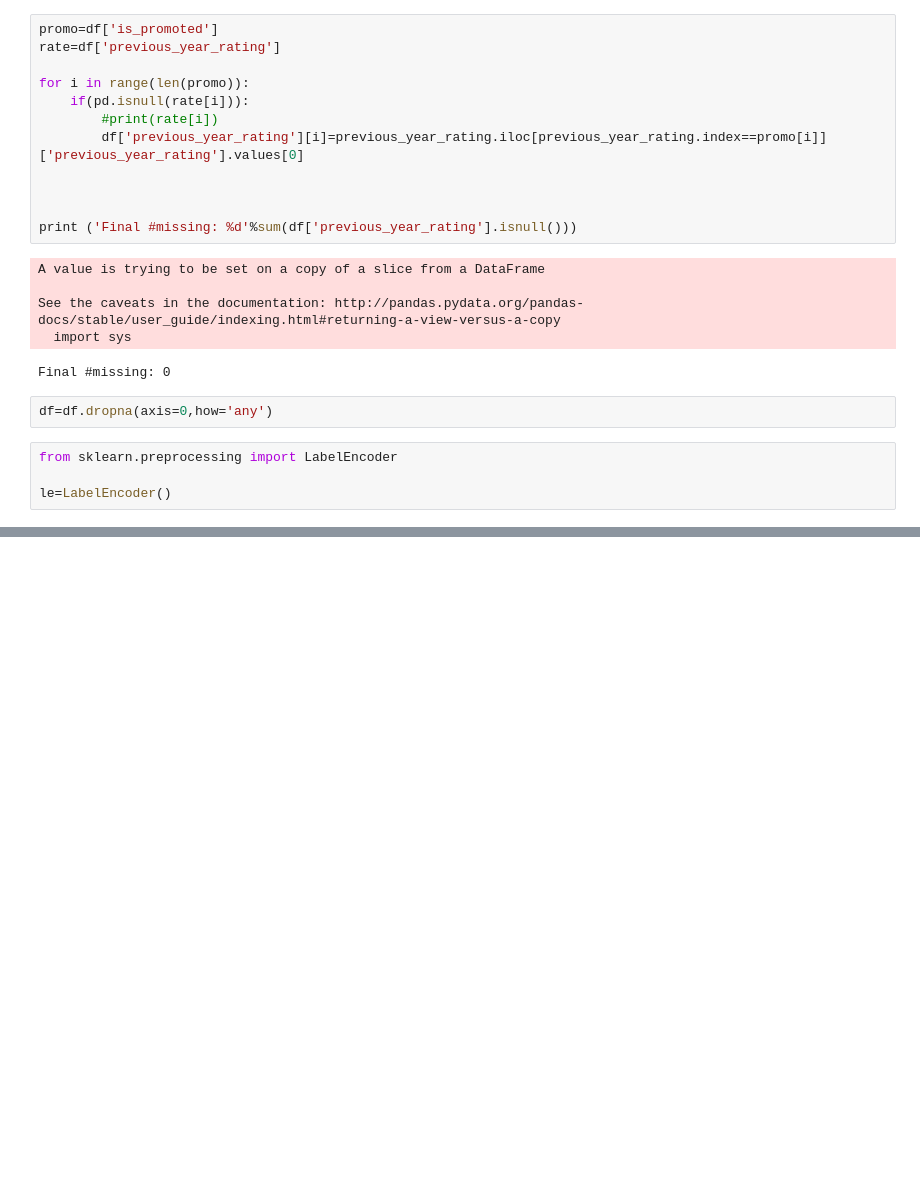
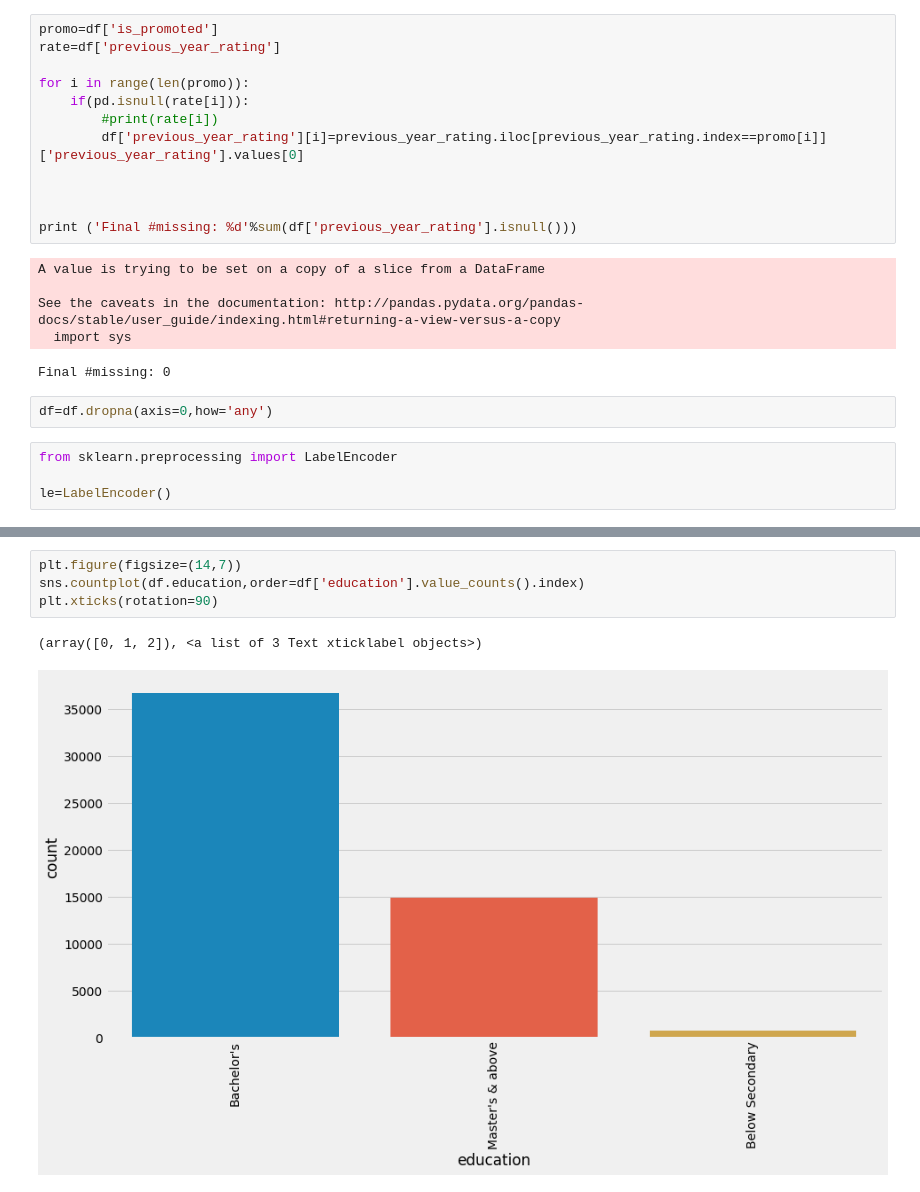
Before and after one commit to smituparmar/HR-analytics, a Jupyter notebook: HR_1.ipynb, the cells around one changed output, grey strips where cells are left out. Cells and saved outputs as stored; diff of their text form; blank space fills up the shorter version.

```diff
--- a/HR_1.ipynb
+++ b/HR_1.ipynb
@@ -212,0 +248,7 @@ df
+# %%
+plt.figure(figsize=(14,7))
+sns.countplot(df.education,order=df['education'].value_counts().index)
+plt.xticks(rotation=90)
+# %% [output]
+(array([0, 1, 2]), <a list of 3 Text xticklabel objects>)
+[figure, added]
```
Also changed, not shown: parts of 20 cells of this notebook.
